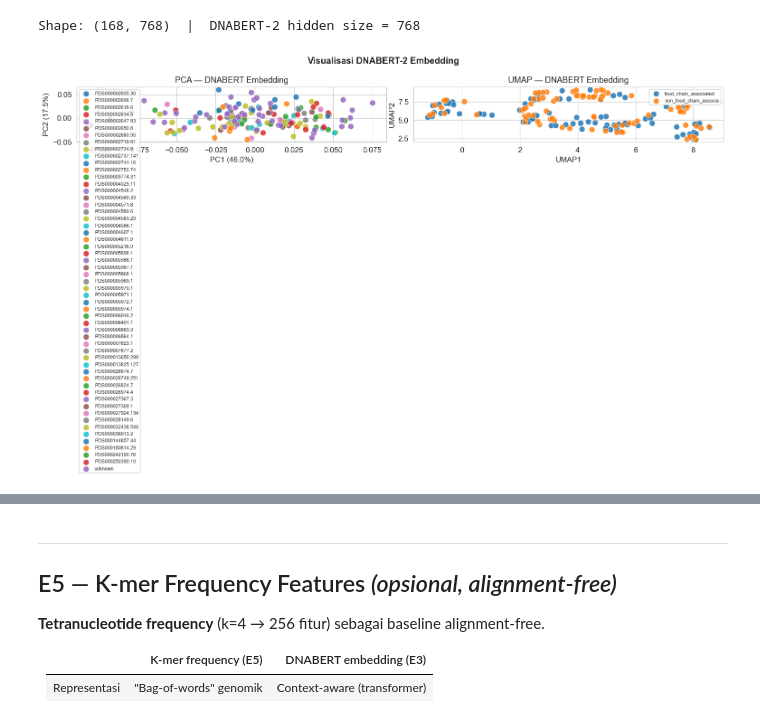
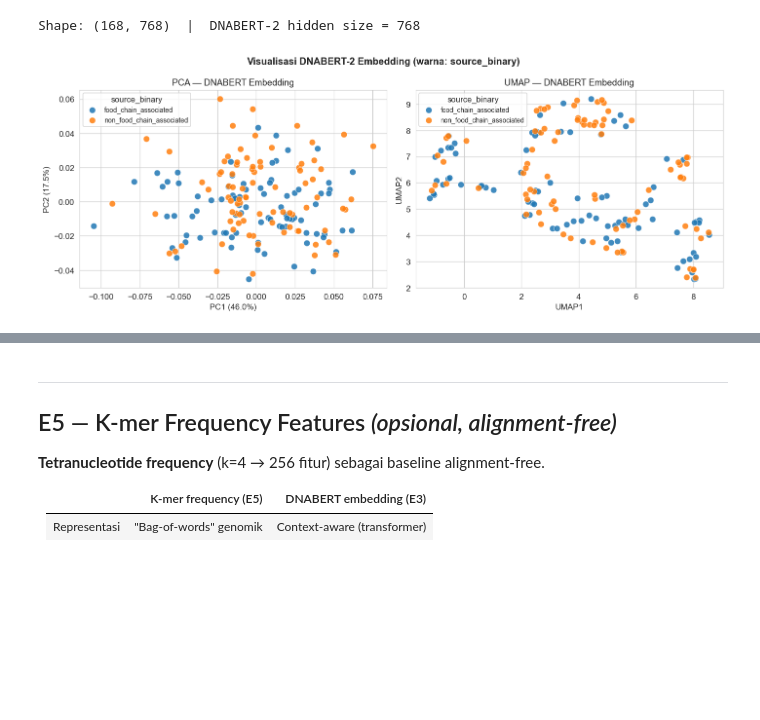
Before and after one commit to danenftyessir/salmonella-genome-forensics, a Jupyter notebook: notebooks/salmogen_trace_pipeline.ipynb, the cells around one changed output, grey strips where cells are left out. Cells and saved outputs as stored; diff of their text form; code cells hidden in the pictures; blank space fills up the shorter version.

```diff
--- a/notebooks/salmogen_trace_pipeline.ipynb
+++ b/notebooks/salmogen_trace_pipeline.ipynb
@@ -85,10 +85,11 @@ Data yang digunakan: **genome sequence**, **metadata**, **AMR information**, dan
 # %% [markdown]
 ##  Setup & Konfigurasi
 # %%
-# ── Satu flag untuk mengontrol seluruh checkpoint ─────────────────────────
+# Satu flag untuk mengontrol seluruh checkpoint
+
 # False → load artifact jika sudah ada  (hemat waktu untuk demo/laporan)
 # True  → compute ulang dari awal semua tahap
-FORCE_RECOMPUTE = True
+FORCE_RECOMPUTE = False
 # %%
 import sys, os, warnings
 warnings.filterwarnings('ignore')
@@ -433,12 +420,14 @@ Isolat valid pasca-QC: 168
 ### EDA — Kualitas Sekuens Genome
 # %%
 # df_seq: gabung qc_df dengan metadata
+_meta_cols = ['assembly_accession', 'isolation_source', 'snp_cluster']
+if 'source_binary' in metadata_df.columns:
+    _meta_cols.append('source_binary')
+
 df_seq = qc_df.reset_index().merge(
-    metadata_df[['assembly_accession', 'isolation_source', 'snp_cluster']],
+    metadata_df[_meta_cols],
     on='assembly_accession', how='left'
 )
-if 'assembly_accession' in df_seq.columns and df_seq.index.name != 'assembly_accession':
-    pass  # keep as is
 df_seq['length_Mb'] = df_seq['genome_length_bp'] / 1e6
 print(df_seq[['genome_length_bp','gc_content','n_fraction','contig_count']].describe().round(4))
 # %% [output]
@@ -944,6 +973,7 @@ Separation ratio     : 1.60×
 # %%
 from scipy.cluster.hierarchy import dendrogram
 
+_clust_method = cfg['clustering']['method'].capitalize()
 cluster_ids   = list(set(acc_to_cluster.values()))
 cluster_color = {c: plt.cm.tab20(i/max(len(cluster_ids),1)) for i,c in enumerate(cluster_ids)}
 fig, ax = plt.subplots(figsize=(16, 5))
@@ -952,7 +982,7 @@ dend = dendrogram(linkage_mat, labels=iso_labels, leaf_rotation=90, leaf_font_si
 for lbl in ax.get_xticklabels():
     acc = lbl.get_text()
     lbl.set_color(cluster_color.get(acc_to_cluster.get(acc,'unknown'), 'black'))
-ax.set_title('Hierarchical Clustering Dendrogram — SNP Distance (Ward)', fontsize=13)
+ax.set_title(f'Hierarchical Clustering Dendrogram — SNP Distance ({_clust_method})', fontsize=13)
 ax.set_ylabel('SNP Distance')
 handles = [mpatches.Patch(color=cluster_color[c], label=c[:22]) for c in cluster_ids[:12]]
 ax.legend(handles=handles, loc='upper right', fontsize=7, title='SNP Cluster')
@@ -1183,36 +1205,70 @@ print(f'Shape: {embedding_df.shape}  |  DNABERT-2 hidden size = 768')
 [figure]
 Shape: (168, 768)  |  DNABERT-2 hidden size = 768
 # %%
+from collections import Counter
+
 if len(embedding_df) >= 5:
-    accs_emb     = embedding_df.index.tolist()
-    clusters_emb = [acc_to_cluster.get(a,'unknown') for a in accs_emb]
-    src_emb      = metadata_df.set_index('assembly_accession')[TARGET_COL]\
-                               .reindex(accs_emb).fillna('unknown').tolist()
-    pca_e  = skPCA(n_components=2, random_state=42)
-    pca_ec = pca_e.fit_transform(embedding_df.values)
-    nn_e   = min(5, len(embedding_df)-1)
-    umap_ec= umap_module.UMAP(n_components=2, n_neighbors=nn_e, random_state=42).fit_transform(embedding_df.values)
-    fig, axes = plt.subplots(1, 2, figsize=(14, 5.5))
-    for ax_i, (coords, title, xu, yu, color_by) in enumerate([
+    accs_emb    = embedding_df.index.tolist()
+    _meta_idx_e = metadata_df.set_index('assembly_accession')
+    src_emb     = _meta_idx_e['source_binary'].reindex(accs_emb).fillna('unknown').astype(str).tolist()
+
+    pca_e   = skPCA(n_components=2, random_state=42)
+    pca_ec  = pca_e.fit_transform(embedding_df.values)
+    nn_e    = min(5, len(embedding_df)-1)
+    umap_ec = umap_module.UMAP(n_components=2, n_neighbors=nn_e, random_state=42).fit_transform(embedding_df.values)
+
+    # ── Versi laporan utama: kedua plot warna source_binary
+    fig, axes = plt.subplots(1, 2, figsize=(13, 5))
+    for ax_i, (coords, title, xu, yu) in enumerate([
         (pca_ec,  'PCA — DNABERT Embedding',
          f"PC1 ({pca_e.explained_variance_ratio_[0]*100:.1f}%)",
-         f"PC2 ({pca_e.explained_variance_ratio_[1]*100:.1f}%)", clusters_emb),
-        (umap_ec, 'UMAP — DNABERT Embedding', 'UMAP1', 'UMAP2', src_emb),
+         f"PC2 ({pca_e.explained_variance_ratio_[1]*100:.1f}%)"),
+        (umap_ec, 'UMAP — DNABERT Embedding', 'UMAP1', 'UMAP2'),
     ]):
         ax = axes[ax_i]
-        uniq_lbl = sorted(set(color_by))
-        cmap_e   = {c: PALETTE[i%10] for i,c in enumerate(uniq_lbl)}
+        uniq_lbl = sorted(set(src_emb))
+        cmap_e   = {c: PALETTE[i % len(PALETTE)] for i, c in enumerate(uniq_lbl)}
         for lbl in uniq_lbl:
-            mask = np.array([c==lbl for c in color_by])
-            ax.scatter(coords[mask,0], coords[mask,1], color=cmap_e[lbl],
-                       s=70, alpha=0.85, label=str(lbl)[:22], edgecolors='white', linewidth=0.5)
+            mask = np.array([c == lbl for c in src_emb])
+            ax.scatter(coords[mask, 0], coords[mask, 1], color=cmap_e[lbl],
+                       s=70, alpha=0.85, label=str(lbl), edgecolors='white', linewidth=0.5)
         ax.set_xlabel(xu); ax.set_ylabel(yu)
-        ax.set_title(title, fontsize=12); ax.legend(fontsize=7)
-    plt.suptitle('Visualisasi DNABERT-2 Embedding', fontsize=13, fontweight='bold')
+        ax.set_title(title, fontsize=12)
+        ax.legend(fontsize=9, title='source_binary')
+    plt.suptitle('Visualisasi DNABERT-2 Embedding (warna: source_binary)',
+                 fontsize=13, fontweight='bold')
     plt.tight_layout()
     plt.savefig(os.path.join(FIG_OUT, 'embedding', '06_embedding_pca_umap.png'), dpi=150)
     plt.show()
+
+    # ── Versi analisis: top-10 snp_cluster
+    cl_emb_raw  = [acc_to_cluster.get(a, 'unknown') for a in accs_emb]
+    top10_emb   = {k for k, _ in Counter(cl_emb_raw).most_common(10)}
+    cl_emb_plot = [c if c in top10_emb else 'Other' for c in cl_emb_raw]
+
+    fig, axes = plt.subplots(1, 2, figsize=(13, 5))
+    for ax_i, (coords, title, xu, yu) in enumerate([
+        (pca_ec,  'PCA — DNABERT (top-10 SNP cluster)',
+         f"PC1 ({pca_e.explained_variance_ratio_[0]*100:.1f}%)",
+         f"PC2 ({pca_e.explained_variance_ratio_[1]*100:.1f}%)"),
+        (umap_ec, 'UMAP — DNABERT (top-10 SNP cluster)', 'UMAP1', 'UMAP2'),
+    ]):
+        ax = axes[ax_i]
+        uniq_lbl = sorted(set(cl_emb_plot))
+        cmap_e   = {c: PALETTE[i % len(PALETTE)] for i, c in enumerate(uniq_lbl)}
+        for lbl in uniq_lbl:
+            mask = np.array([c == lbl for c in cl_emb_plot])
+            ax.scatter(coords[mask, 0], coords[mask, 1], color=cmap_e[lbl],
+                       s=70, alpha=0.85, label=str(lbl)[:22], edgecolors='white', linewidth=0.5)
+        ax.set_xlabel(xu); ax.set_ylabel(yu)
+        ax.set_title(title, fontsize=12)
+        ax.legend(fontsize=8, title='snp_cluster (top10)')
+    plt.suptitle('Visualisasi DNABERT-2 Embedding (warna: top-10 SNP cluster)',
+                 fontsize=13, fontweight='bold')
+    plt.tight_layout()
+    plt.savefig(os.path.join(FIG_OUT, 'embedding', '06_embedding_pca_umap_cluster.png'), dpi=150)
+    plt.show()
 else:
     print('[INFO] Terlalu sedikit isolat untuk PCA/UMAP.')
 # %% [output]
-[figure, old version]
+[figure, new version]
```
Also changed, not shown: parts of 18 cells of this notebook, 4 other files.
